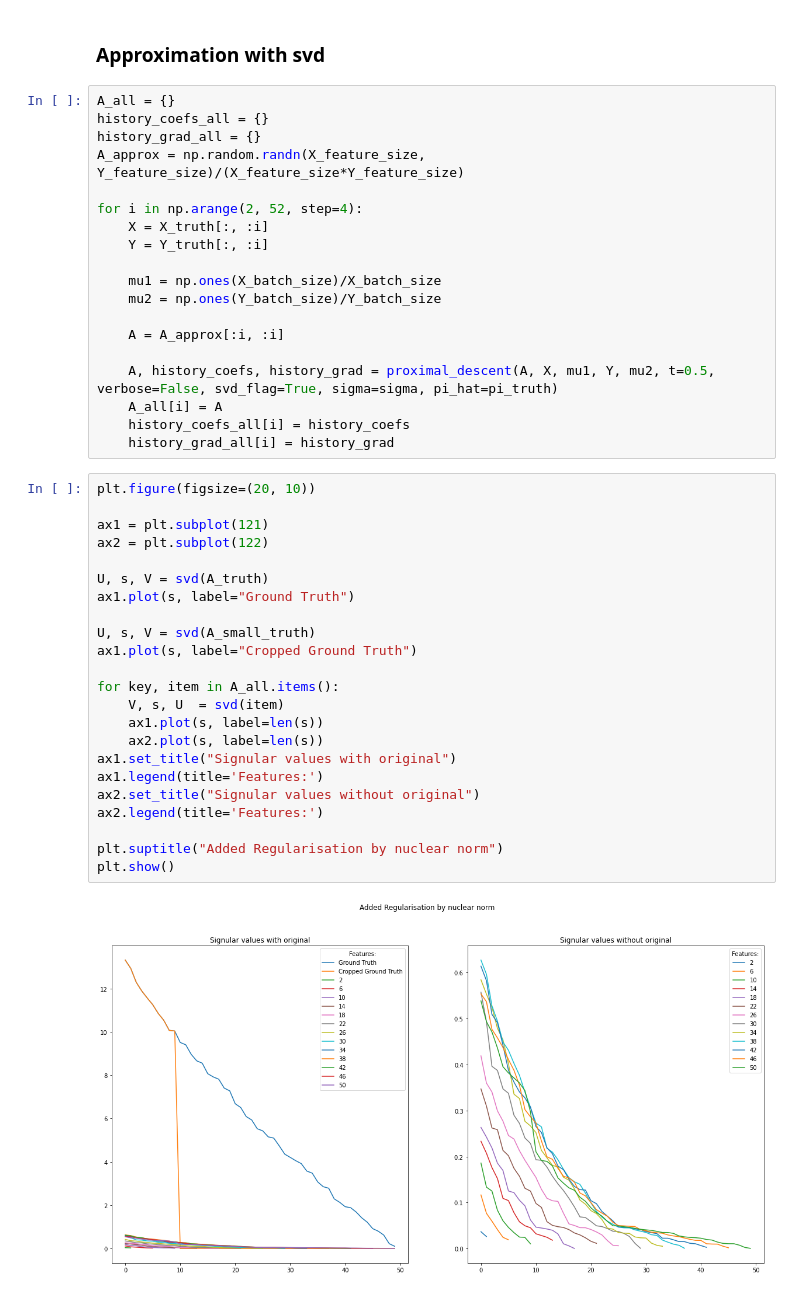
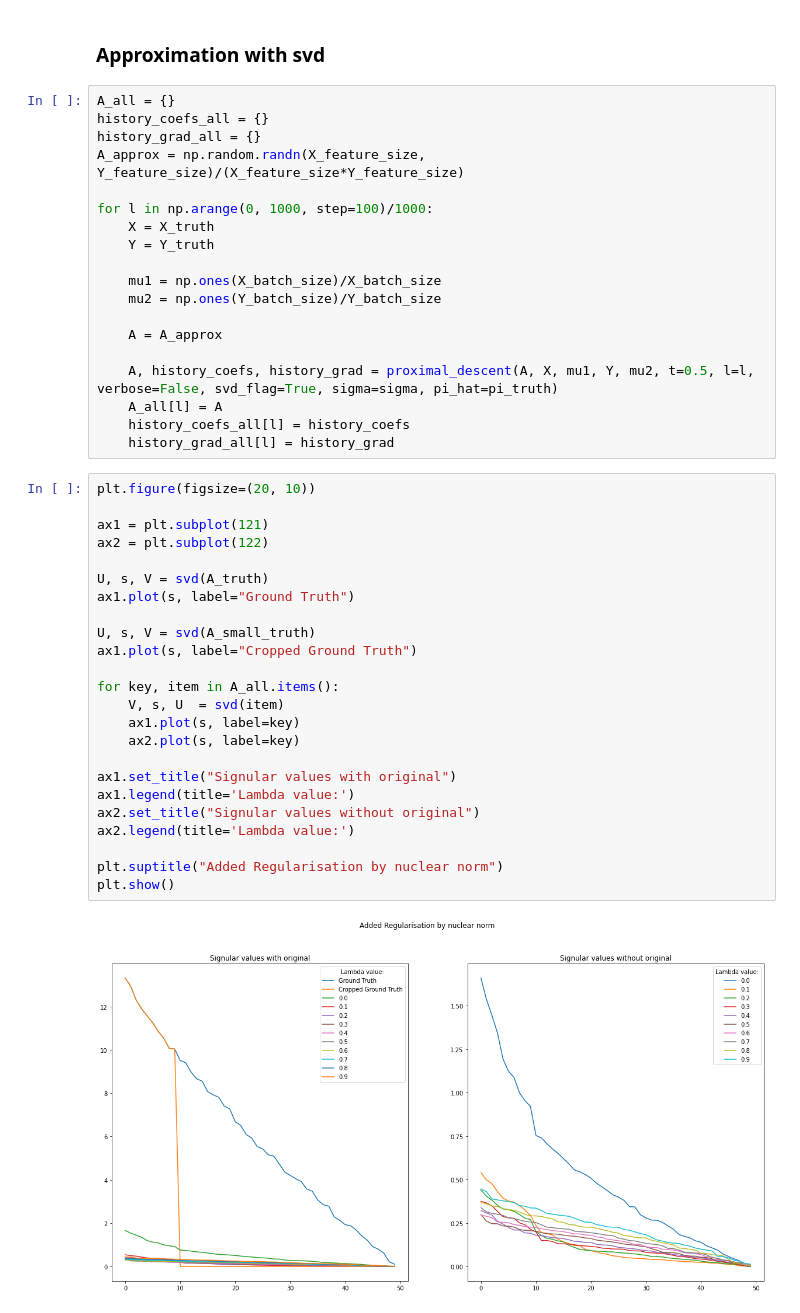
Before and after one commit to g-peltier/compress_project, a Jupyter notebook: scripts/Experiments.ipynb, the cells around one changed output. Saved outputs shown, nothing was run; the diff lists cells and outputs as text.

```diff
--- a/scripts/Experiments.ipynb
+++ b/scripts/Experiments.ipynb
@@ -146,41 +146,42 @@ history_coefs_all = {}
 history_grad_all = {}
 A_approx = np.random.randn(X_feature_size, Y_feature_size)/(X_feature_size*Y_feature_size)
 
-for i in np.arange(2, 52, step=4):
-    X = X_truth[:, :i]
-    Y = Y_truth[:, :i]
+for l in np.arange(0, 1000, step=100)/1000:
+    X = X_truth
+    Y = Y_truth
 
     mu1 = np.ones(X_batch_size)/X_batch_size
     mu2 = np.ones(Y_batch_size)/Y_batch_size
 
-    A = A_approx[:i, :i]
+    A = A_approx
 
-    A, history_coefs, history_grad = proximal_descent(A, X, mu1, Y, mu2, t=0.5, verbose=False, svd_flag=True, sigma=sigma, pi_hat=pi_truth)
-    A_all[i] = A
-    history_coefs_all[i] = history_coefs
-    history_grad_all[i] = history_grad
+    A, history_coefs, history_grad = proximal_descent(A, X, mu1, Y, mu2, t=0.5, l=l, verbose=False, svd_flag=True, sigma=sigma, pi_hat=pi_truth)
+    A_all[l] = A
+    history_coefs_all[l] = history_coefs
+    history_grad_all[l] = history_grad
 # %%
 plt.figure(figsize=(20, 10))
 
 ax1 = plt.subplot(121)
 ax2 = plt.subplot(122)
 
 U, s, V = svd(A_truth)
 ax1.plot(s, label="Ground Truth")
 
 U, s, V = svd(A_small_truth)
 ax1.plot(s, label="Cropped Ground Truth")
 
 for key, item in A_all.items():
     V, s, U  = svd(item)
-    ax1.plot(s, label=len(s))
-    ax2.plot(s, label=len(s))
+    ax1.plot(s, label=key)
+    ax2.plot(s, label=key)
+
 ax1.set_title("Signular values with original")
-ax1.legend(title='Features:')
+ax1.legend(title='Lambda value:')
 ax2.set_title("Signular values without original")
-ax2.legend(title='Features:')
+ax2.legend(title='Lambda value:')
 
 plt.suptitle("Added Regularisation by nuclear norm")
 plt.show()
 # %% [output]
-[figure, old version]
+[figure, new version]
```
